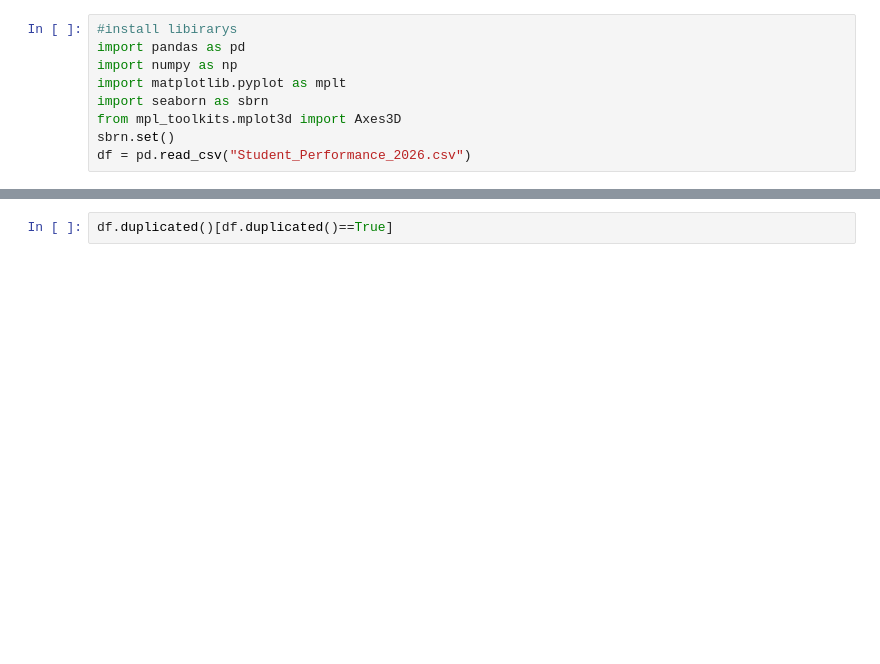
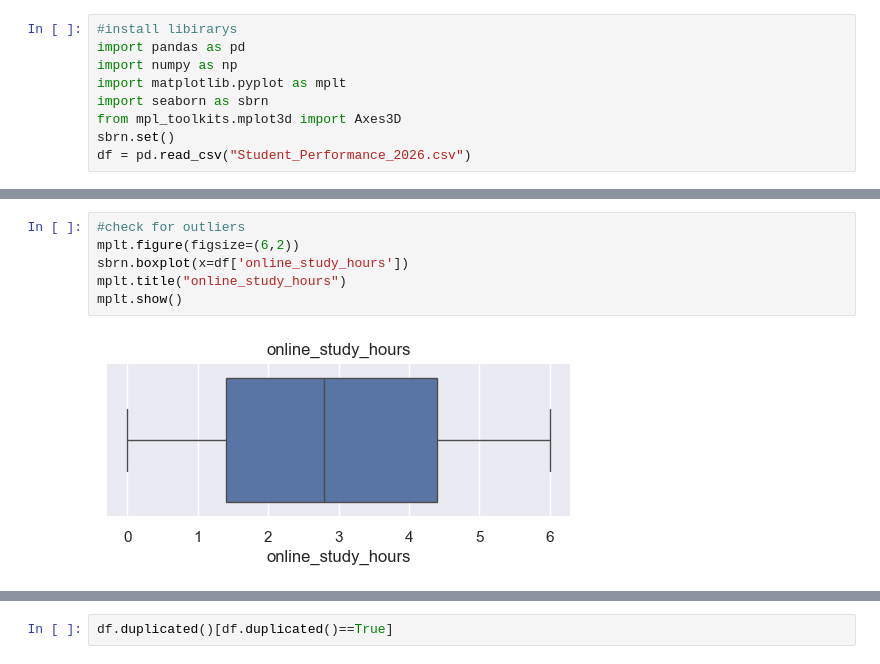
Before and after one commit to ASD-AlG/MACHINE-LEARNING-LAB, a Jupyter notebook: display.ipynb, the cells around one changed output, grey strips where cells are left out. Saved outputs shown, nothing was run; the diff lists cells and outputs as text; blank space fills up the shorter version.

```diff
--- a/display.ipynb
+++ b/display.ipynb
@@ -26,0 +51,8 @@ df.head(-1)
+# %%
+#check for outliers
+mplt.figure(figsize=(6,2))
+sbrn.boxplot(x=df['online_study_hours'])
+mplt.title("online_study_hours")
+mplt.show()
+# %% [output]
+[figure, added]
```
Also changed, not shown: parts of 24 cells of this notebook, 1 other file.
